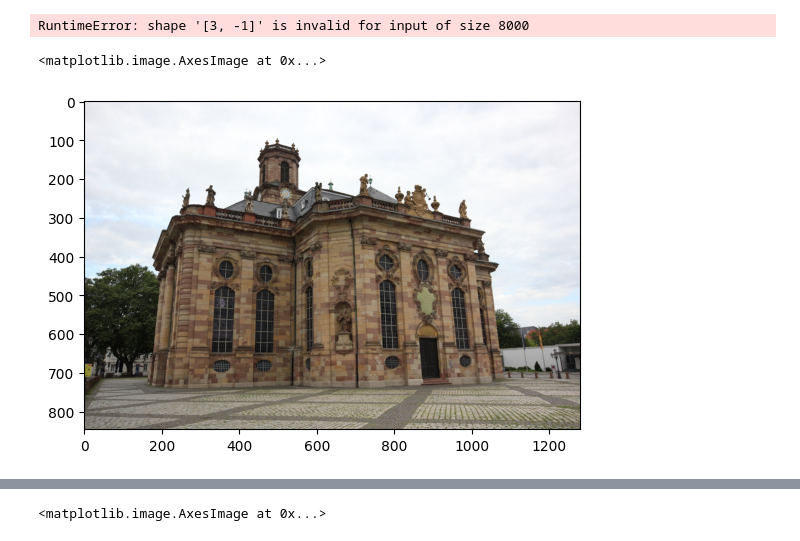
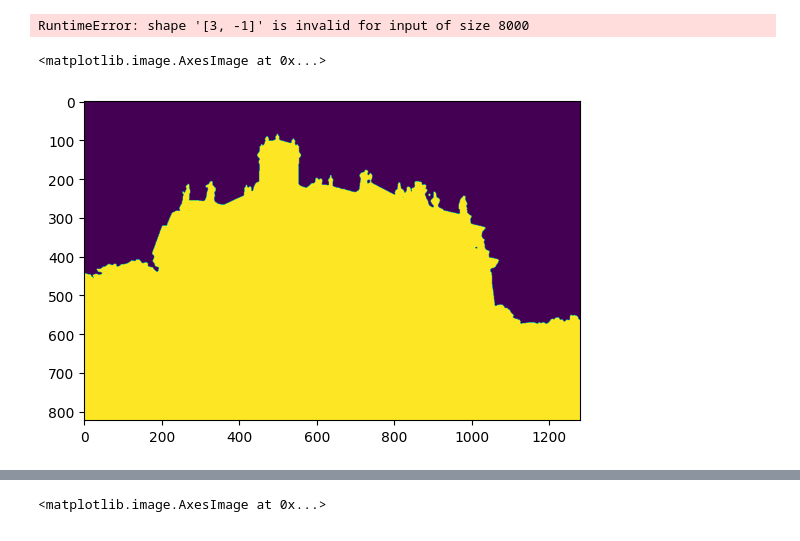
Before and after one commit to JADGardner/neusky, a Jupyter notebook: notebooks/reni_neus.ipynb, the cells around one changed output, grey strips where cells are left out. Saved outputs shown, nothing was run; the diff lists cells and outputs as text; code cells hidden in the pictures.

Commit message:
fix ground mask

```diff
--- a/notebooks/reni_neus.ipynb
+++ b/notebooks/reni_neus.ipynb
@@ -140,10 +140,10 @@ densities = model.density_fns[0](grid_points)
 RuntimeError: shape '[3, -1]' is invalid for input of size 8000
 # %%
 ray_bundle, batch = datamanager.fixed_indices_eval_dataloader.get_data_from_image_idx(0)
-plt.imshow(batch['image'].cpu().numpy())
+plt.imshow(batch['fg_mask'].cpu().numpy())
 # %% [output]
 <matplotlib.image.AxesImage at 0x...>
-[figure, old version]
+[figure, new version]
 # %%
 # get the c2w matrix of the camera
 idx = 0
```
Also changed, not shown: 2 other files.
